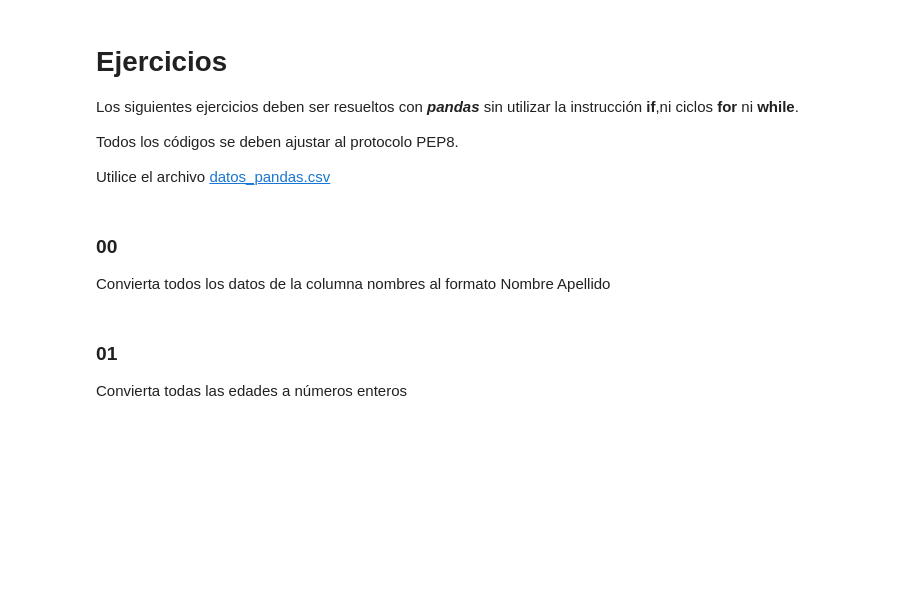
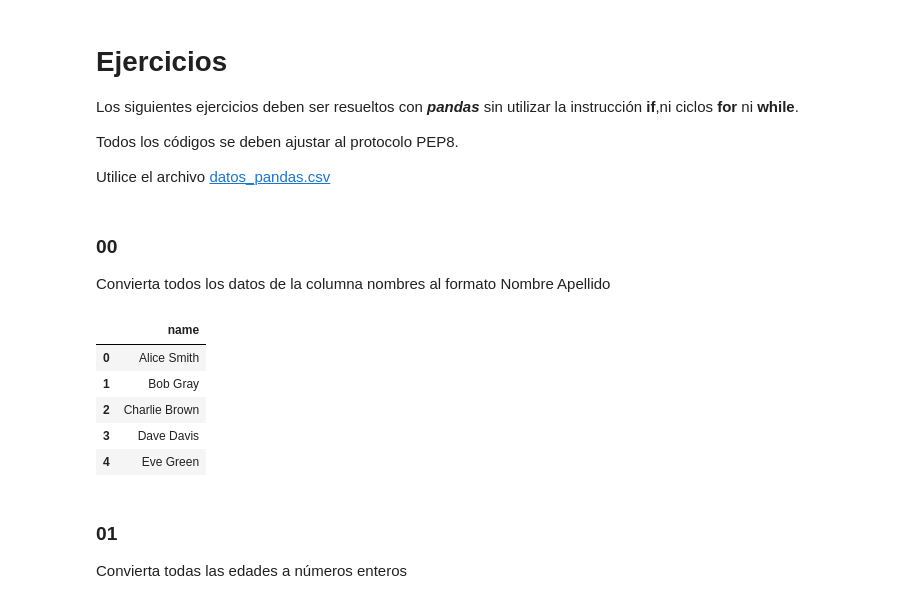
Before and after one commit to KevinGuio/programacion-para-ingenieria, a Jupyter notebook: Taller_03_Pandas.ipynb, the cells around one changed output. Drawn from its saved outputs; the diff is of its cells as text; code cells hidden in the pictures; blank space fills up the shorter version.

```diff
--- a/Taller_03_Pandas.ipynb
+++ b/Taller_03_Pandas.ipynb
@@ -534,3 +896,34 @@ Convierta todos los datos de la columna nombres al formato Nombre Apellido
+# %%
+import pandas as pd
+
+# Datos en csv
+url = "https://raw.githubusercontent.com/gabrielawad\
+/programacion-para-ingenieria/refs/heads/main/archivos-datos/pandas\
+/datos_pandas.csv"
+
+df = pd.read_csv(url)
+
+# Se realiza una copia del dataframe
+df_00 = df.copy()
+
+# Cambiar el tipo de dato de la columna 'name' a str
+df_00['name'] = df_00['name'].astype(str)
+
+# Eliminar el prefijo "mr." si existe
+# df_00['name'] = df_00['name'].str.replace(r'(?i)^mr\. ', '', regex=True)
+
+# Convertir todo el nombre en formato "Nombre Apellido"
+df_00['name'] = df_00['name'].str.title()
+
+# Mostrar el resultado
+df_00[['name']].head()
+# %% [output]
+|  | name |
+| 0 | Alice Smith |
+| 1 | Bob Gray |
+| 2 | Charlie Brown |
+| 3 | Dave Davis |
+| 4 | Eve Green |
 # %% [markdown]
 ### 01
 Convierta todas las edades a números enteros
```
Also changed, not shown: parts of 48 cells of this notebook.
